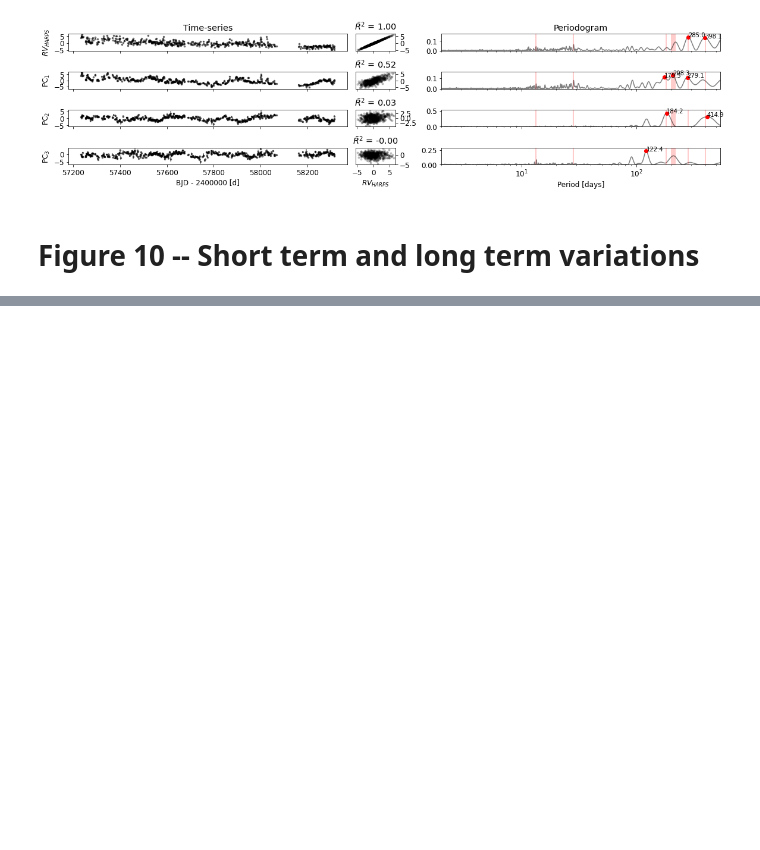
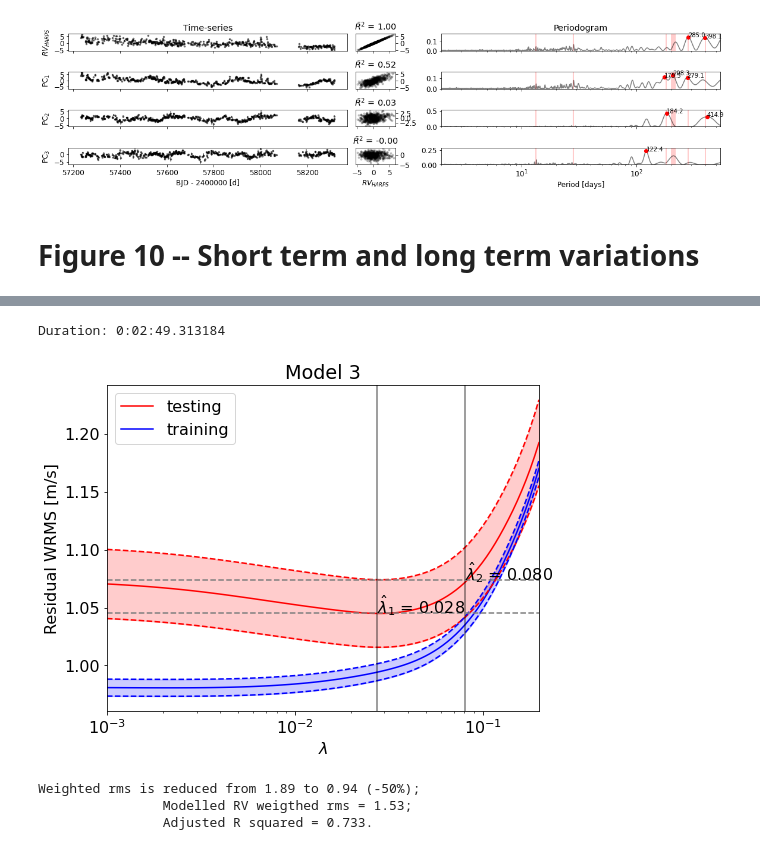
Before and after one commit to jinglinzhao/FIESTA-II, a Jupyter notebook: HARPS-N.ipynb, the cells around one changed output, grey strips where cells are left out. Drawn from its saved outputs; the diff is of its cells as text; code cells hidden in the pictures; blank space fills up the shorter version.

```diff
--- a/HARPS-N.ipynb
+++ b/HARPS-N.ipynb
@@ -757,0 +720,39 @@ def plot_all_but_corr(k_mode, t, ind, eind, height_ratio, ts_xlabel, pe_xlabel,
+# %%
+day = 5
+# bjd_daily 		= np.loadtxt('bjd_daily.txt')
+idx_bjd 		= bjd_daily<58100
+bjd_daily_part1 = bjd_daily[idx_bjd]
+bjd_daily_part2 = bjd_daily[~idx_bjd]
+
+t1_min = min(bjd_daily_part1) 	#= 57233.05440362564
+t1_max = max(bjd_daily_part1)	#= 58068.0739790099
+t2_min = min(bjd_daily_part2) 	#= 58163.022739323365
+t2_max = max(bjd_daily_part2) 	#= 58315.979416495415
+
+bjd_daily_lag1 	= bjd_daily_part1[(bjd_daily_part1>=t1_min+day-0.3) & (bjd_daily_part1<=t1_max-day+0.3)]
+bjd_daily_lag2 	= bjd_daily_part2[(bjd_daily_part2>=t2_min+day-0.3) & (bjd_daily_part2<=t2_max-day+0.3)]
+
+bjd_daily_lag 	= np.hstack((bjd_daily_lag1, bjd_daily_lag2))
+
+k_feature2 	= feature_matrix.shape[1]
+k_feature 	= int(k_feature2/2)
+feature_matrix_int_lag 	= np.zeros((len(bjd_daily_lag), k_feature2*(day+1)))
+
+for i in range((2*day+1)):
+    for j in range(k_feature):
+        f = interp1d(bjd_daily, feature_matrix[:,j], fill_value='extrapolate')
+        feature_matrix_int_lag[:, k_feature*i+j] = f(bjd_daily_lag-day+i)
+
+index = ((bjd_daily>=t1_min+day-0.3) & (bjd_daily<=t1_max-day+0.3)) \
+| ((bjd_daily>=t2_min+day-0.3) & (bjd_daily<=t2_max-day+0.3))
+
+feature_matrix_int_lag[:,k_feature*(2*day+1):] = feature_matrix[index, k_feature:]
+# %%
+scores_test_mean, scores_train_mean, scores_test_std_mean, scores_train_std_mean, alpna_n = lasso_lambda(X=feature_matrix_int_lag, Y=rv_daily[index], Weight=1/erv_daily[index]**2, alphas=np.logspace(-3, -0.7, 100), n_folds=5, N=101, title='Model 3', file_name='Figure/CV_score3_'+str(k_max))
+y_hat3, w_std_all3, res_wrms, score, variance_matrix3 = mlr(feature_matrix_int_lag, target_vector=rv_daily[index], etarget_vector=erv_daily[index], feature_matrix2=feature_matrix[index], alpha=0.05)
+# %% [output]
+Duration: 0:02:49.313184
+[figure, added]
+Weighted rms is reduced from 1.89 to 0.94 (-50%);
+                Modelled RV weigthed rms = 1.53;
+                Adjusted R squared = 0.733.
```
Also changed, not shown: parts of 14 cells of this notebook, 5 other files.
